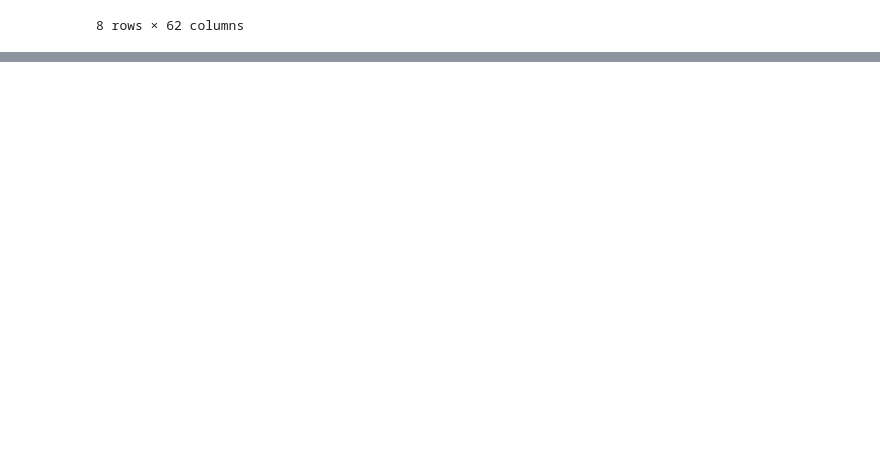
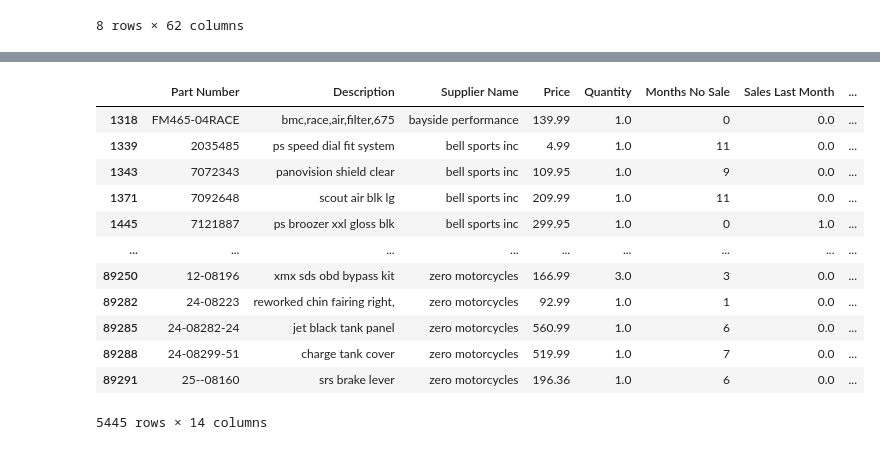
Before and after one commit to skyler22wilson/final_project, a Jupyter notebook: notebooks/data_cleaning.ipynb, the cells around one changed output, grey strips where cells are left out. Drawn from its saved outputs; the diff is of its cells as text; code cells hidden in the pictures; blank space fills up the shorter version.

```diff
--- a/notebooks/data_cleaning.ipynb
+++ b/notebooks/data_cleaning.ipynb
@@ -522,0 +635,58 @@ parts_data['Margin %'] = (parts_data['Margin'] / parts_data['Price']) * 100
+# %%
+def create_part_dataframe(parts_data, part_numbers=None):
+    """
+    Create a data frame with the turnover, cogs, and average inventory for individual part numbers
+
+    Usage: Takes 1 or more part numbers and returns a DataFrame with the corresponding values.
+           The default value if no part number is given is all the part numbers in the data set
+    """
+    if part_numbers is None:
+        part_numbers = parts_data['Part Number'].unique()
+
+    part_data = parts_data[parts_data['Part Number'].isin(part_numbers)]  # Filter the relevant data
+    part_data['COGS'] = part_data['Cost Per Unit'] * part_data['Sales - This Year']
+    part_data['End Inventory'] = part_data['Price'] * part_data['Quantity']
+    part_data['Start Inventory'] = part_data['End Inventory'] - part_data['Quantity Received YTD'] + part_data['COGS']
+    part_data['Average Inventory'] = (part_data['Start Inventory'] + part_data['End Inventory']) / 2
+    part_data['Turnover'] = part_data.apply(
+    lambda row: row['Average Inventory'] / row['Quantity'] if (row['COGS'] == 0) & (row['COGS'] == 0 and row['Quantity'] != 0)  else row['COGS'], axis=1)
+    part_data.loc[part_data['End Inventory'] == 0, 'Turnover'] = 0
+    part_data.loc[part_data['Average Inventory'] > 0, 'Turnover'] = part_data['COGS'] / part_data['Average Inventory']
+
+    result_df = part_data.groupby(['Part Number', 'Description', 'Supplier Name', 'Quantity']).agg({
+        'Start Inventory': 'sum',
+        'Average Inventory': 'mean',
+        'COGS': 'sum',
+        'Turnover': 'mean'
+    }).reset_index()
+
+    return result_df
+
+parts_turn = create_part_dataframe(parts_data)
+# %%
+#merge parts turnover with the parts data_set
+turnover_per_part = parts_turn[['Part Number', 'Turnover']]
+
+complete_parts_data = pd.merge(parts_data, turnover_per_part, on='Part Number')
+# %%
+wrong_sales_data = complete_parts_data[(complete_parts_data['Turnover'] == 0) & (complete_parts_data['Months No Sale'] < 12) & (complete_parts_data['Quantity'] > 0)][['Part Number', 'Description',
+                    'Supplier Name', 'Price', 'Quantity', 'Months No Sale', 'Sales Last Month', 'Sales Last 3 Months',
+                    'Sales Last 6 Months', 'Sales Last 9 Months', 'Sales Last 12 Months', 'Sales - This Year', 'Turnover', 'Total Cost']]
+
+#wrong_sales_data.to_csv('/Users/skylerwilson/Desktop/Lighthouse_Labs/Projects/final_project/data/Project_Data/wrong_sales_data.csv')
+
+wrong_sales_data
+# %% [output]
+|  | Part Number | Description | Supplier Name | Price | Quantity | Months No Sale | Sales Last Month | ... |
+| 1318 | FM465-04RACE | bmc,race,air,filter,675 | bayside performance | 139.99 | 1.0 | 0 | 0.0 | ... |
+| 1339 | 2035485 | ps speed dial fit system | bell sports inc | 4.99 | 1.0 | 11 | 0.0 | ... |
+| 1343 | 7072343 | panovision shield clear | bell sports inc | 109.95 | 1.0 | 9 | 0.0 | ... |
+| 1371 | 7092648 | scout air blk lg | bell sports inc | 209.99 | 1.0 | 11 | 0.0 | ... |
+| 1445 | 7121887 | ps broozer xxl gloss blk | bell sports inc | 299.95 | 1.0 | 0 | 1.0 | ... |
+| ... | ... | ... | ... | ... | ... | ... | ... | ... |
+| 89250 | 12-08196 | xmx sds obd bypass kit | zero motorcycles | 166.99 | 3.0 | 3 | 0.0 | ... |
+| 89282 | 24-08223 | reworked chin fairing right, | zero motorcycles | 92.99 | 1.0 | 1 | 0.0 | ... |
+| 89285 | 24-08282-24 | jet black tank panel | zero motorcycles | 560.99 | 1.0 | 6 | 0.0 | ... |
+| 89288 | 24-08299-51 | charge tank cover | zero motorcycles | 519.99 | 1.0 | 7 | 0.0 | ... |
+| 89291 | 25--08160 | srs brake lever | zero motorcycles | 196.36 | 1.0 | 6 | 0.0 | ... |
+5445 rows × 14 columns
```
Also changed, not shown: parts of 6 cells of this notebook, 6 other files.
